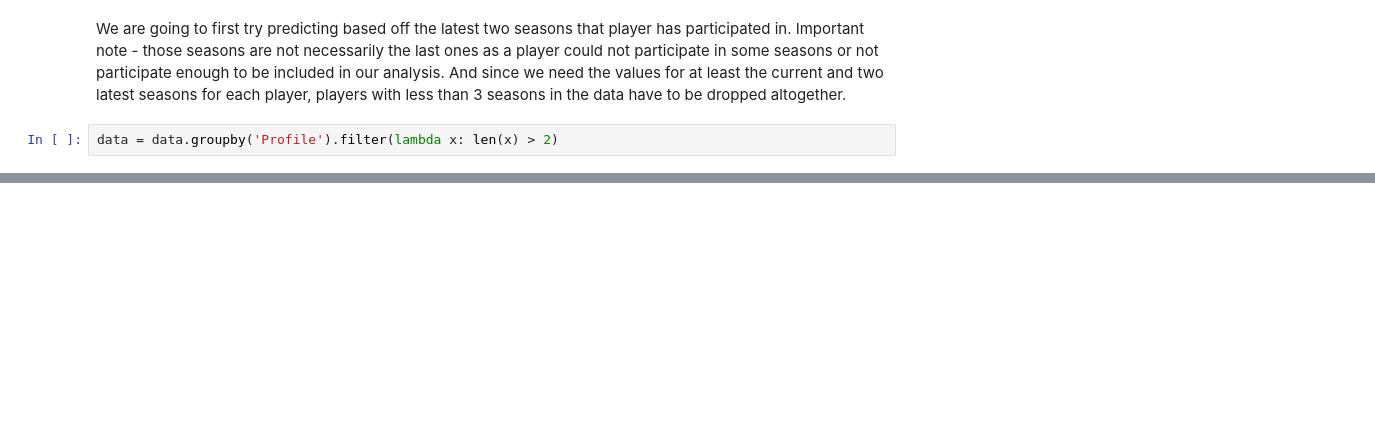
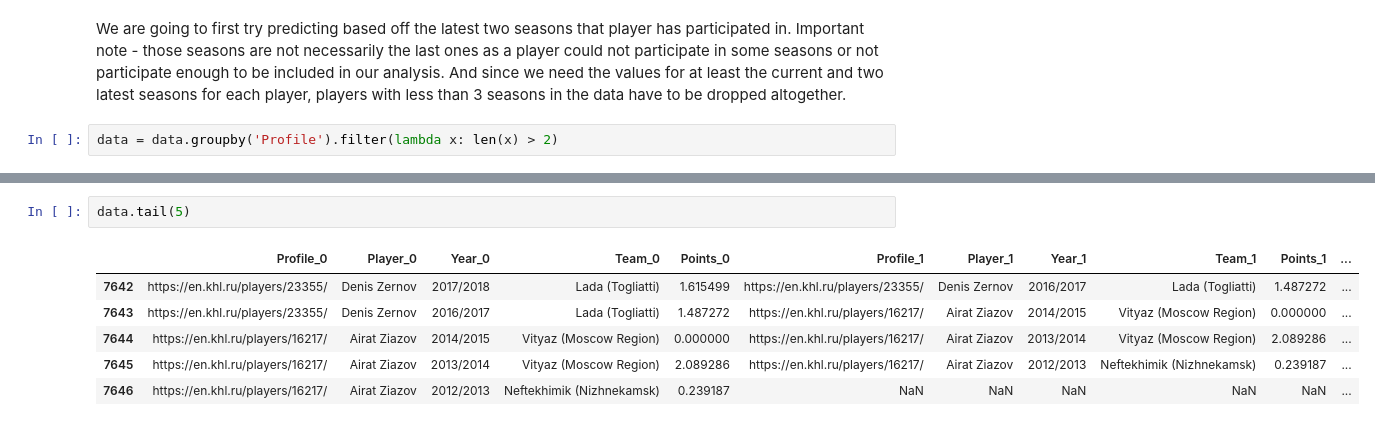
Before and after one commit to Dark-Hobbit/khl, a Jupyter notebook: analysing_player_data/predicting_season_points.ipynb, the cells around one changed output, grey strips where cells are left out. Saved outputs shown, nothing was run; the diff lists cells and outputs as text; blank space fills up the shorter version.

```diff
--- a/analysing_player_data/predicting_season_points.ipynb
+++ b/analysing_player_data/predicting_season_points.ipynb
@@ -75,0 +116,9 @@ data.head()
+# %%
+data.tail(5)
+# %% [output]
+|  | Profile_0 | Player_0 | Year_0 | Team_0 | Points_0 | Profile_1 | Player_1 | Year_1 | Team_1 | Points_1 | ... |
+| 7642 | https://en.khl.ru/players/23355/ | Denis Zernov | 2017/2018 | Lada (Togliatti) | 1.615499 | https://en.khl.ru/players/23355/ | Denis Zernov | 2016/2017 | Lada (Togliatti) | 1.487272 | ... |
+| 7643 | https://en.khl.ru/players/23355/ | Denis Zernov | 2016/2017 | Lada (Togliatti) | 1.487272 | https://en.khl.ru/players/16217/ | Airat Ziazov | 2014/2015 | Vityaz (Moscow Region) | 0.000000 | ... |
+| 7644 | https://en.khl.ru/players/16217/ | Airat Ziazov | 2014/2015 | Vityaz (Moscow Region) | 0.000000 | https://en.khl.ru/players/16217/ | Airat Ziazov | 2013/2014 | Vityaz (Moscow Region) | 2.089286 | ... |
+| 7645 | https://en.khl.ru/players/16217/ | Airat Ziazov | 2013/2014 | Vityaz (Moscow Region) | 2.089286 | https://en.khl.ru/players/16217/ | Airat Ziazov | 2012/2013 | Neftekhimik (Nizhnekamsk) | 0.239187 | ... |
+| 7646 | https://en.khl.ru/players/16217/ | Airat Ziazov | 2012/2013 | Neftekhimik (Nizhnekamsk) | 0.239187 | NaN | NaN | NaN | NaN | NaN | ... |
```
Also changed, not shown: parts of 11 cells of this notebook.
